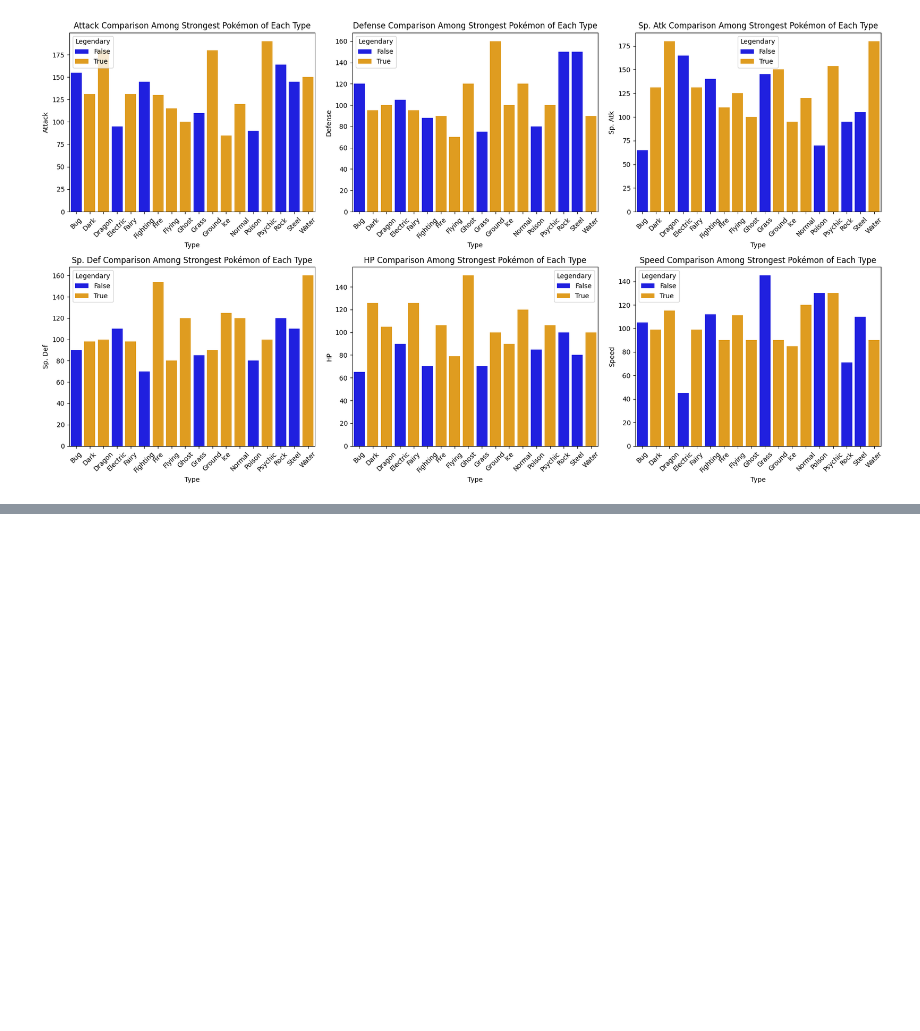
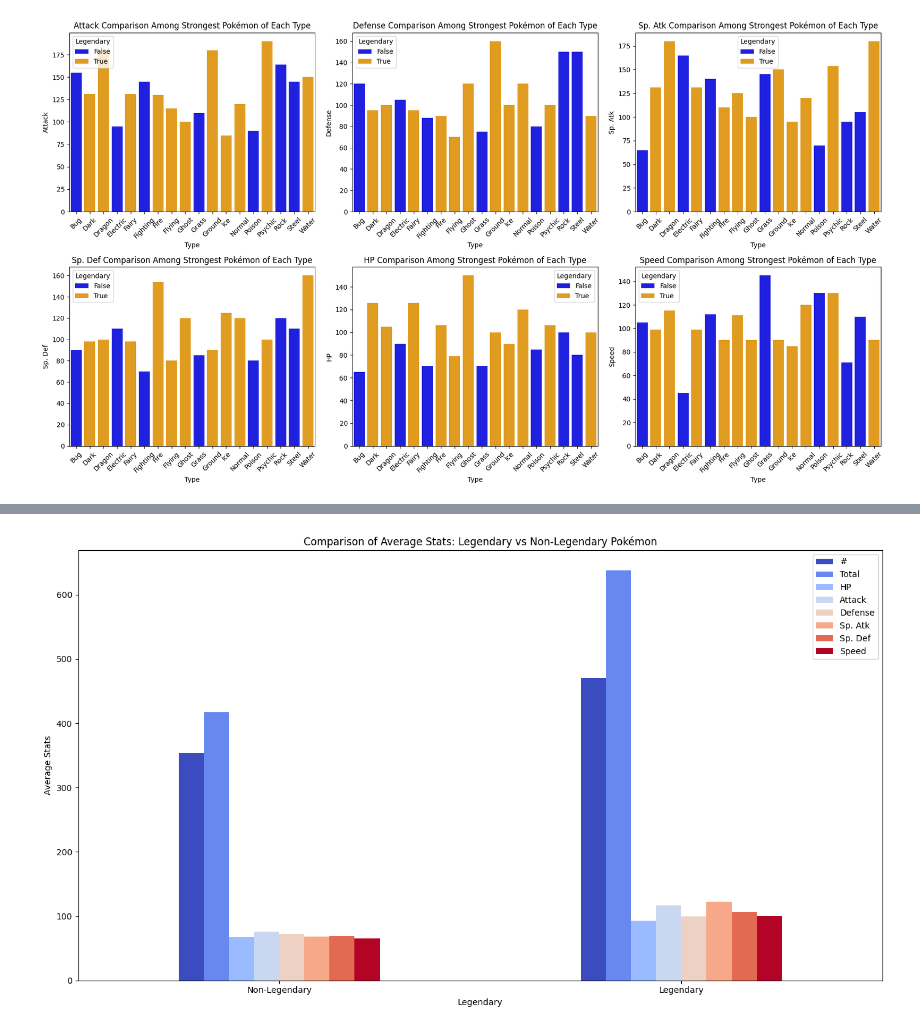
Before and after one commit to haremir/PokemonStatsAnalysis, a Jupyter notebook: main.ipynb, the cells around one changed output, grey strips where cells are left out. Cells and saved outputs as stored; diff of their text form; code cells hidden in the pictures; blank space fills up the shorter version.

```diff
--- a/main.ipynb
+++ b/main.ipynb
@@ -192,0 +229,13 @@ plt.show()
+# %%
+# Efsanevi ve efsanevi olmayan Pokémon arasındaki istatistik farkını analiz et
+legendary_stats = data.groupby('Legendary').mean(numeric_only=True)
+
+# Efsanevi ve efsanevi olmayan Pokémon arasındaki istatistik farkını görselleştir
+legendary_stats.drop(columns=['Generation']).plot(kind='bar', figsize=(14, 8), colormap='coolwarm')
+plt.title('Comparison of Average Stats: Legendary vs Non-Legendary Pokémon')
+plt.ylabel('Average Stats')
+plt.xticks([0, 1], ['Non-Legendary', 'Legendary'], rotation=0)
+plt.tight_layout()
+plt.show()
+# %% [output]
+[figure, added]
```
Also changed, not shown: parts of 2 cells of this notebook, 3 other files.
